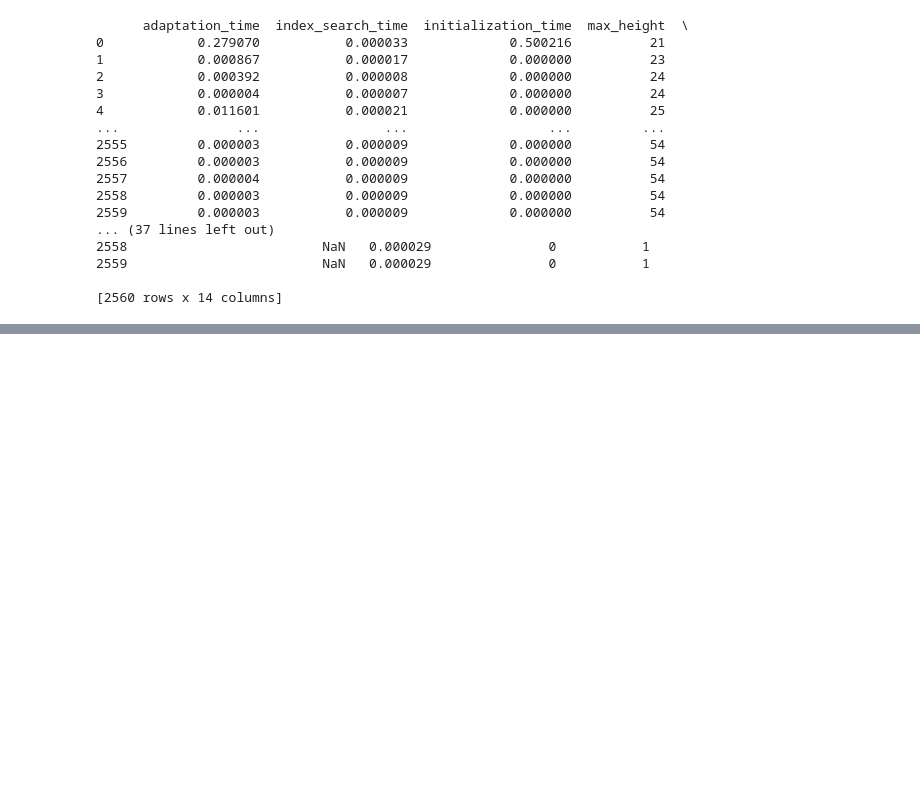
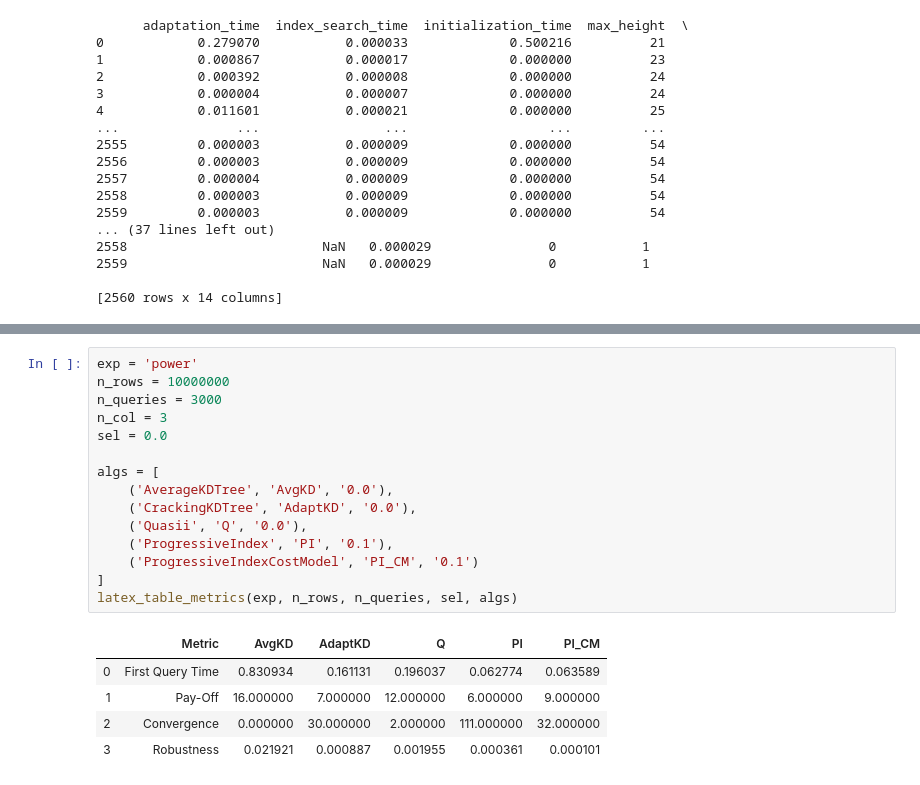
Before and after one commit to pdet/MultidimensionalAdaptiveIndexing, a Jupyter notebook: experiments/real-data-workload/plots.ipynb, the cells around one changed output, grey strips where cells are left out. Saved outputs shown, nothing was run; the diff lists cells and outputs as text; blank space fills up the shorter version.

```diff
--- a/experiments/real-data-workload/plots.ipynb
+++ b/experiments/real-data-workload/plots.ipynb
@@ -406,0 +424,21 @@ df['sel'] = df['scan_overhead_after_adapt']/df['tuples_scanned'] * 100
+# %%
+exp = 'power'
+n_rows = 10000000
+n_queries = 3000
+n_col = 3
+sel = 0.0
+
+algs = [
+    ('AverageKDTree', 'AvgKD', '0.0'),
+    ('CrackingKDTree', 'AdaptKD', '0.0'),
+    ('Quasii', 'Q', '0.0'),
+    ('ProgressiveIndex', 'PI', '0.1'),
+    ('ProgressiveIndexCostModel', 'PI_CM', '0.1')
+]
+latex_table_metrics(exp, n_rows, n_queries, sel, algs)
+# %% [output]
+|  | Metric | AvgKD | AdaptKD | Q | PI | PI_CM |
+| 0 | First Query Time | 0.830934 | 0.161131 | 0.196037 | 0.062774 | 0.063589 |
+| 1 | Pay-Off | 16.000000 | 7.000000 | 12.000000 | 6.000000 | 9.000000 |
+| 2 | Convergence | 0.000000 | 30.000000 | 2.000000 | 111.000000 | 32.000000 |
+| 3 | Robustness | 0.021921 | 0.000887 | 0.001955 | 0.000361 | 0.000101 |
```
Also changed, not shown: parts of 3 cells of this notebook, 1 other file.
